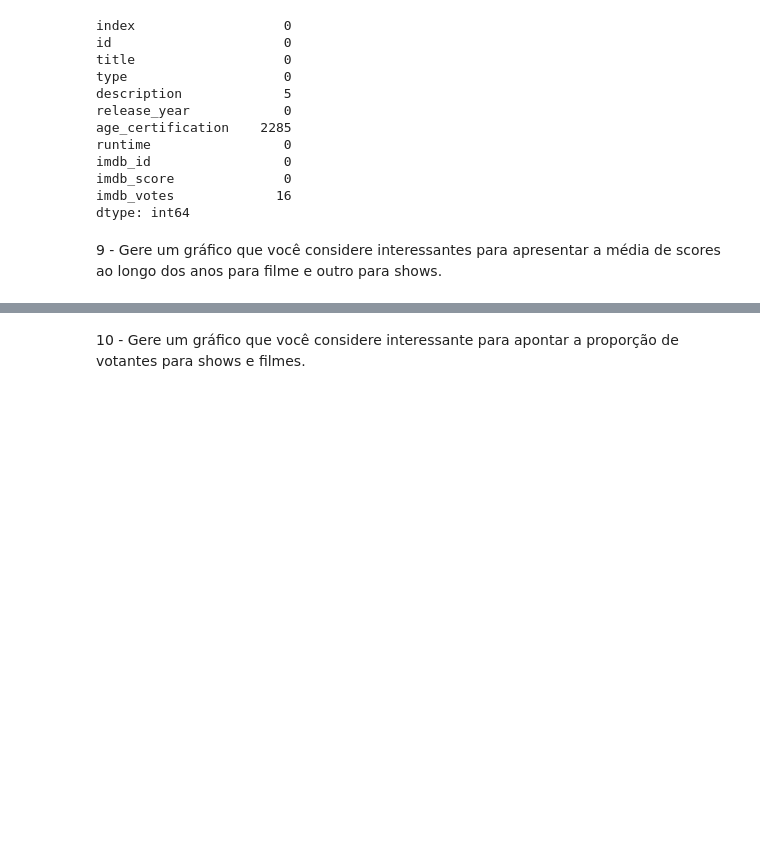
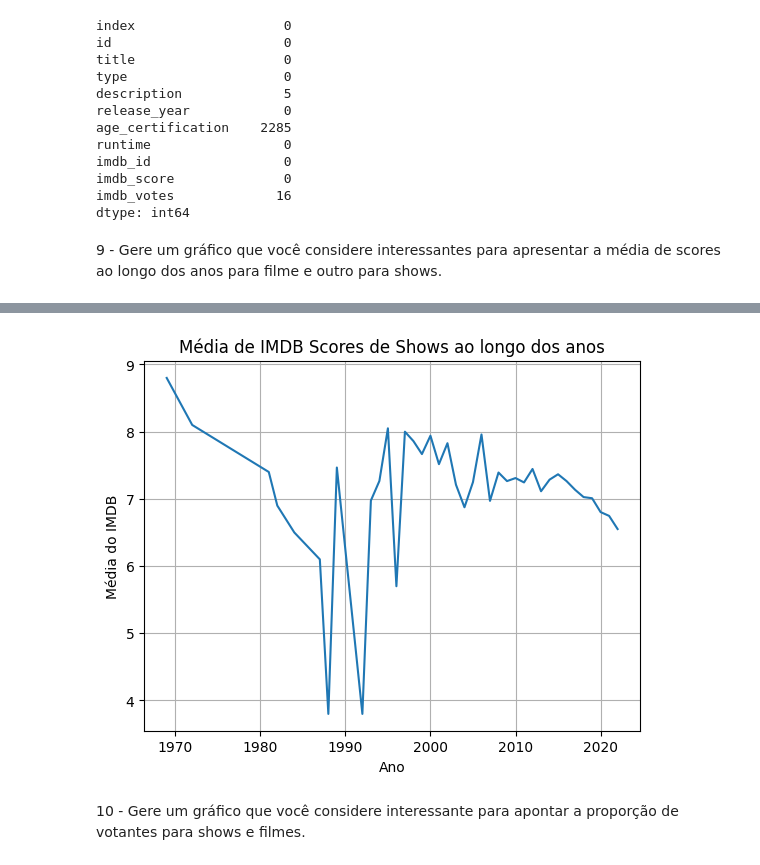
Before and after one commit to haliskipaulo/trabalho-numpy-pandas, a Jupyter notebook: pandas.ipynb, the cells around one changed output, grey strips where cells are left out. Saved outputs shown, nothing was run; the diff lists cells and outputs as text; code cells hidden in the pictures; blank space fills up the shorter version.

```diff
--- a/pandas.ipynb
+++ b/pandas.ipynb
@@ -156,2 +169,15 @@ dtype: int64
+# %%
+shows = arq[arq ['type'] == 'SHOW'].groupby('release_year')['imdb_score'].mean()
+
+
+plt.plot(shows.index, shows.values, label="Shows")
+plt.title("Média de IMDB Scores de Shows ao longo dos anos")
+plt.xlabel("Ano")
+plt.ylabel("Média do IMDB")
+
+plt.grid(True)
+plt.show()
+# %% [output]
+[figure, added]
 # %% [markdown]
 10 - Gere um gráfico que você considere interessante para apontar a proporção de votantes para shows e filmes.
```
Also changed, not shown: parts of 2 cells of this notebook.
